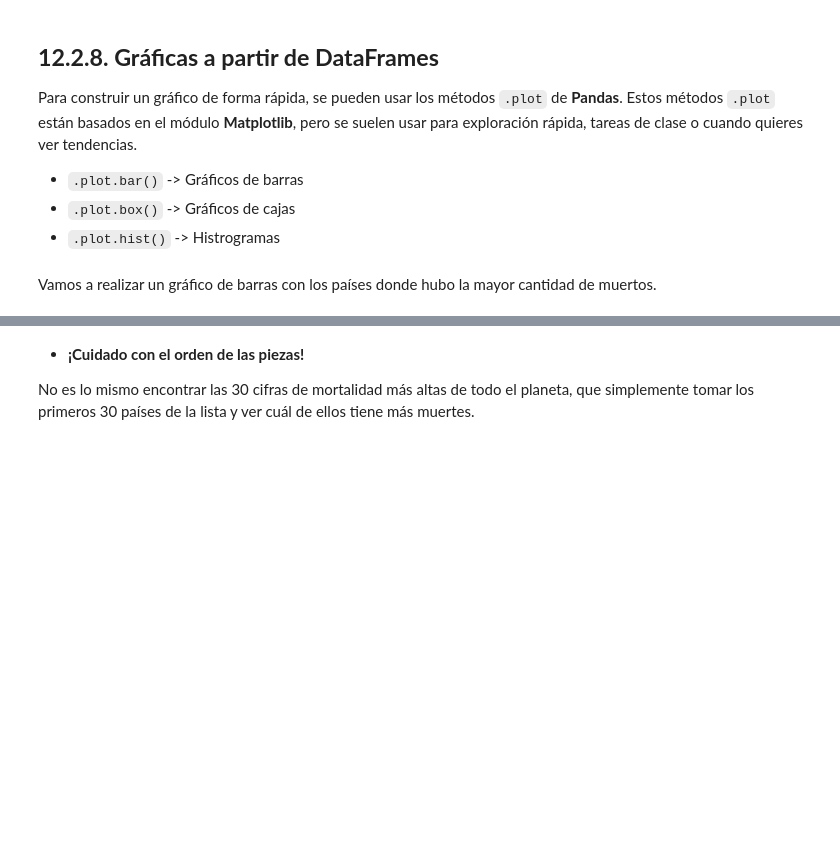
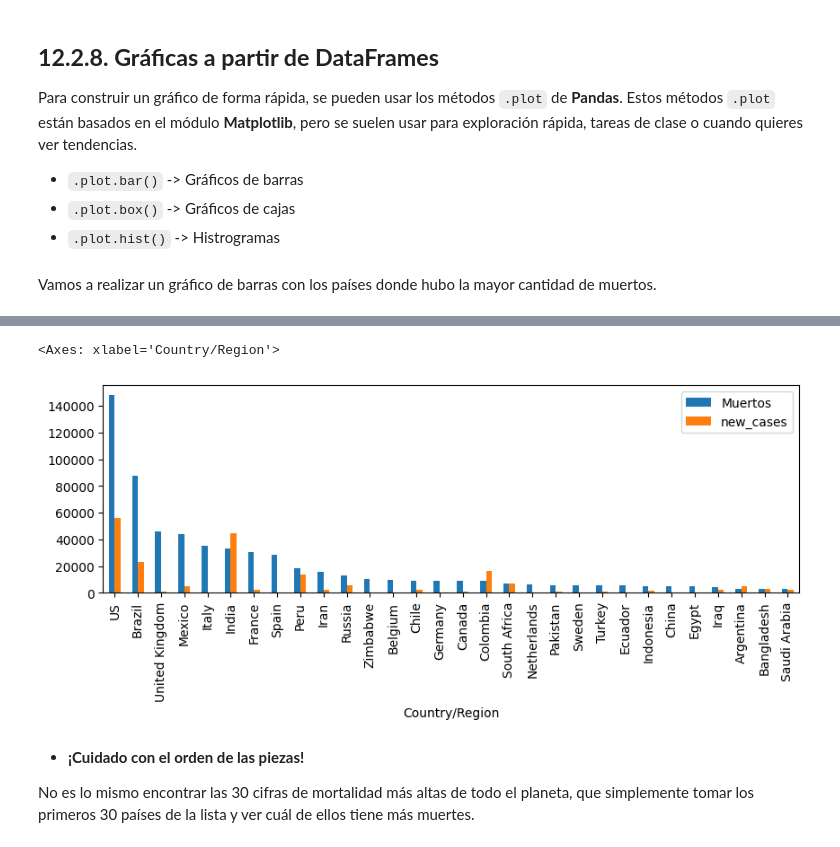
Before and after one commit to estebangonzalezITM/ProgramacionAvanzada_2026-1, a Jupyter notebook: Notebooks/12_Pandas.ipynb, the cells around one changed output, grey strips where cells are left out. Saved outputs shown, nothing was run; the diff lists cells and outputs as text; code cells hidden in the pictures; blank space fills up the shorter version.

```diff
--- a/Notebooks/12_Pandas.ipynb
+++ b/Notebooks/12_Pandas.ipynb
@@ -583,4 +1636,7 @@ df['Deaths'].plot.bar()
 # %%
-df10 = df['Deaths'].sort_values(ascending=False)
-df10
-#df10.plot.bar())   #  [:30] figsize = (10,4)
+df10 = df[['Muertos','new_cases']].sort_values(by=['Muertos'],ascending=False)[:30]
+
+df10.plot.bar(figsize=(10,3))
+# %% [output]
+<Axes: xlabel='Country/Region'>
+[figure, added]
```
Also changed, not shown: parts of 144 cells of this notebook, 3 other files.
